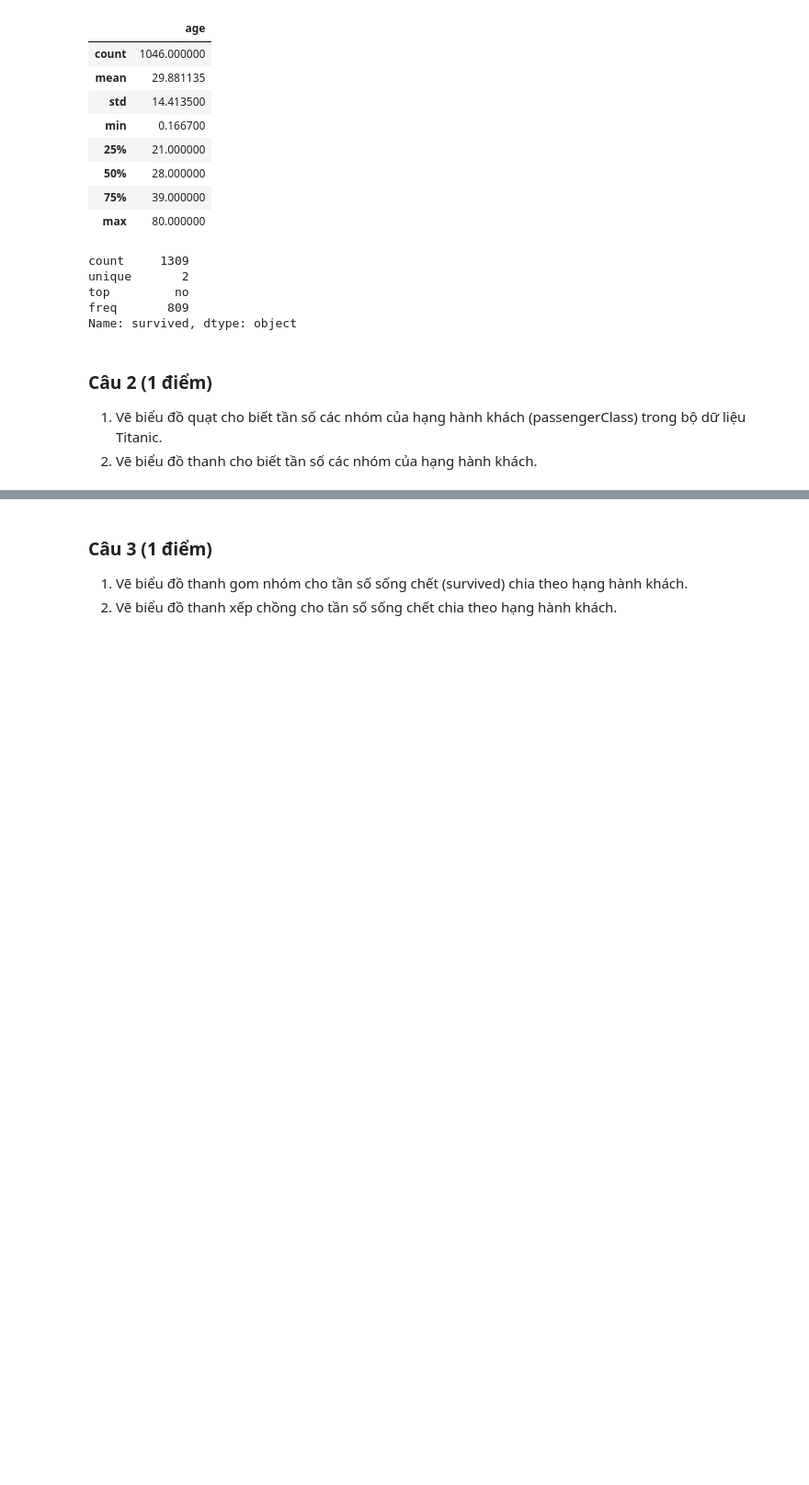
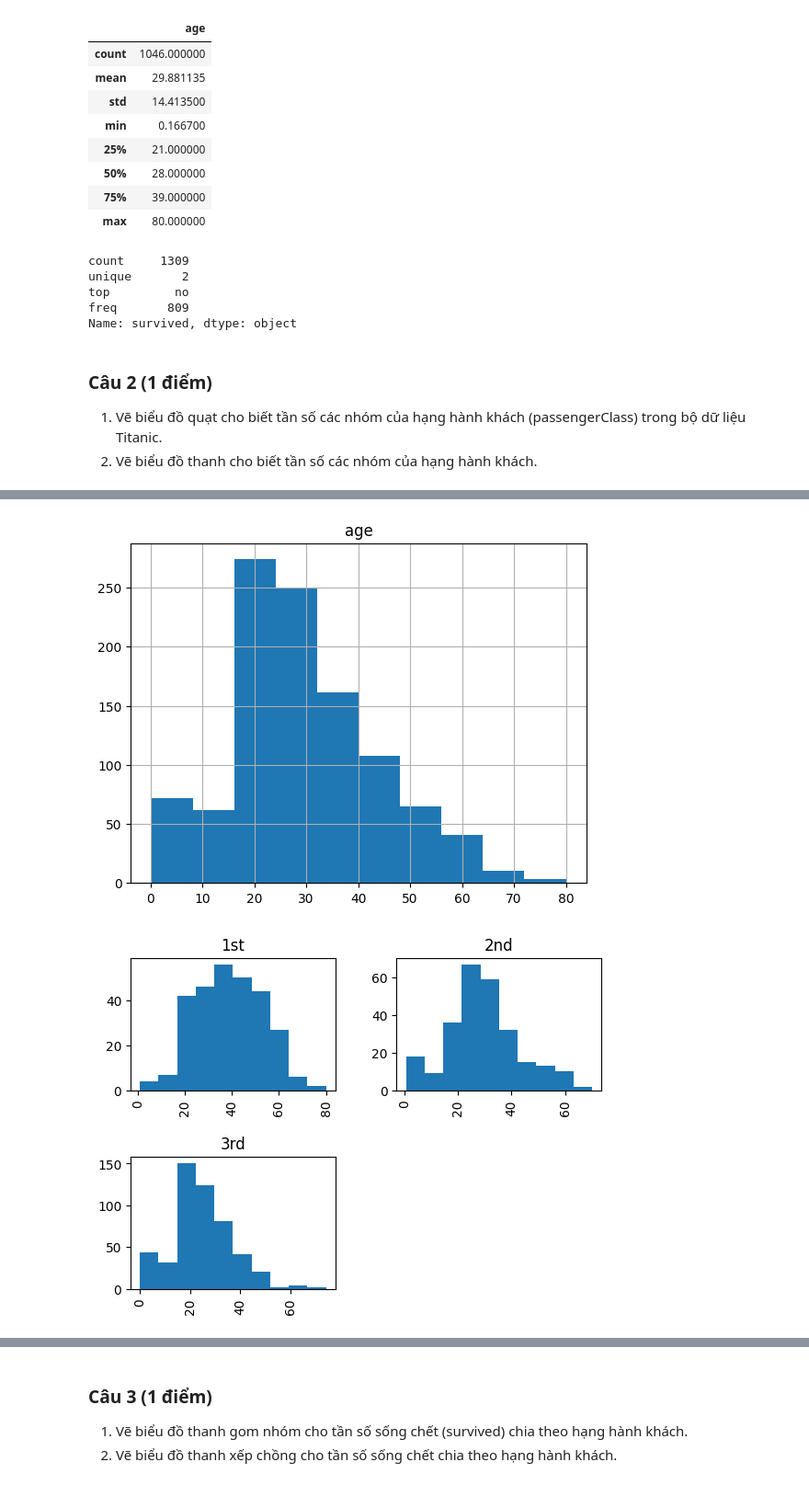
Before and after one commit to tonypham90/TKUD_KHTN, a Jupyter notebook: BT/BT2/Baitap2.ipynb, the cells around one changed output, grey strips where cells are left out. Shown: that part at 92% size. Saved outputs shown, nothing was run; the diff lists cells and outputs as text; code cells hidden in the pictures; blank space fills up the shorter version.

```diff
--- a/BT/BT2/Baitap2.ipynb
+++ b/BT/BT2/Baitap2.ipynb
@@ -134,0 +154,8 @@ NameError: name 'plt' is not defined
+# %%
+titanic.hist()
+titanic.hist(by='passengerClass')
+
+plt.show()
+# %% [output]
+[figure, added]
+[figure, added]
```
Also changed, not shown: parts of 12 cells of this notebook.
